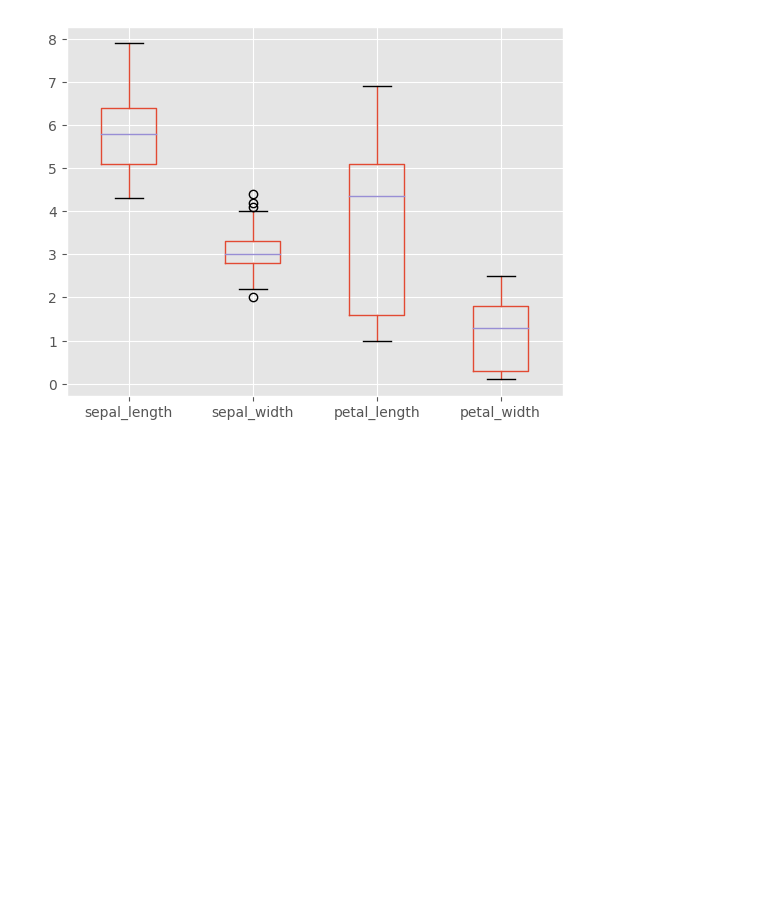
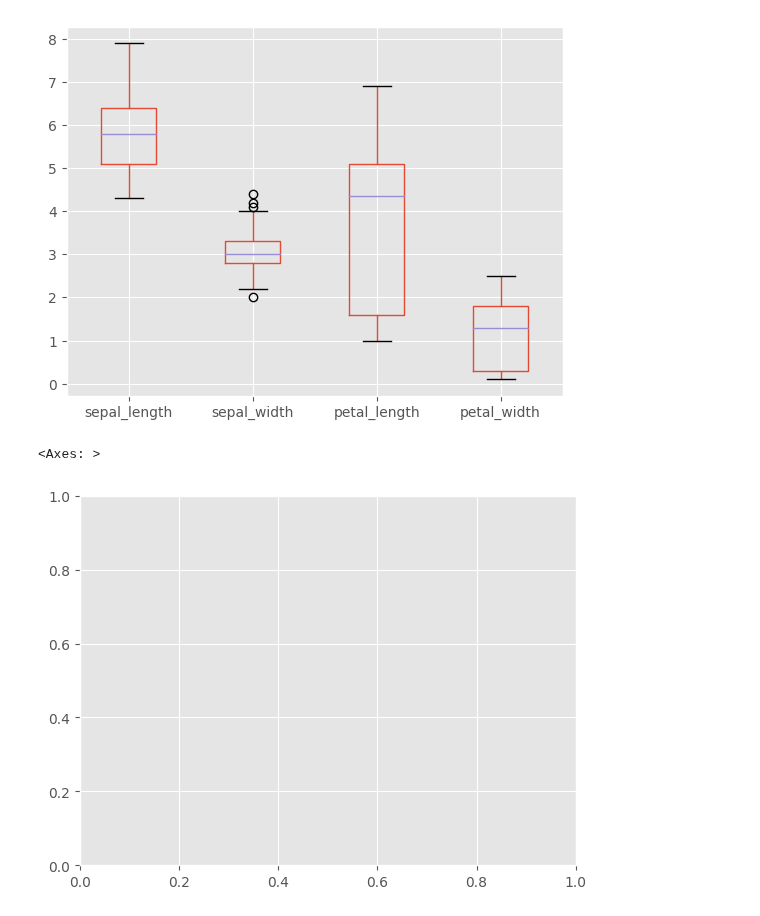
Before and after one commit to jwyeeh-dev/dataCampus_KU, a Jupyter notebook: pythonCourses/7_17_analytics.ipynb, the cells around one changed output. Drawn from its saved outputs; the diff is of its cells as text; code cells hidden in the pictures; blank space fills up the shorter version.

```diff
--- a/pythonCourses/7_17_analytics.ipynb
+++ b/pythonCourses/7_17_analytics.ipynb
@@ -172,0 +175,6 @@ iris.boxplot()
+# %%
+plt.figure()
+plt.axes()
+# %% [output]
+<Axes: >
+[figure, added]
```
Also changed, not shown: parts of 15 cells of this notebook, 1 other file.
